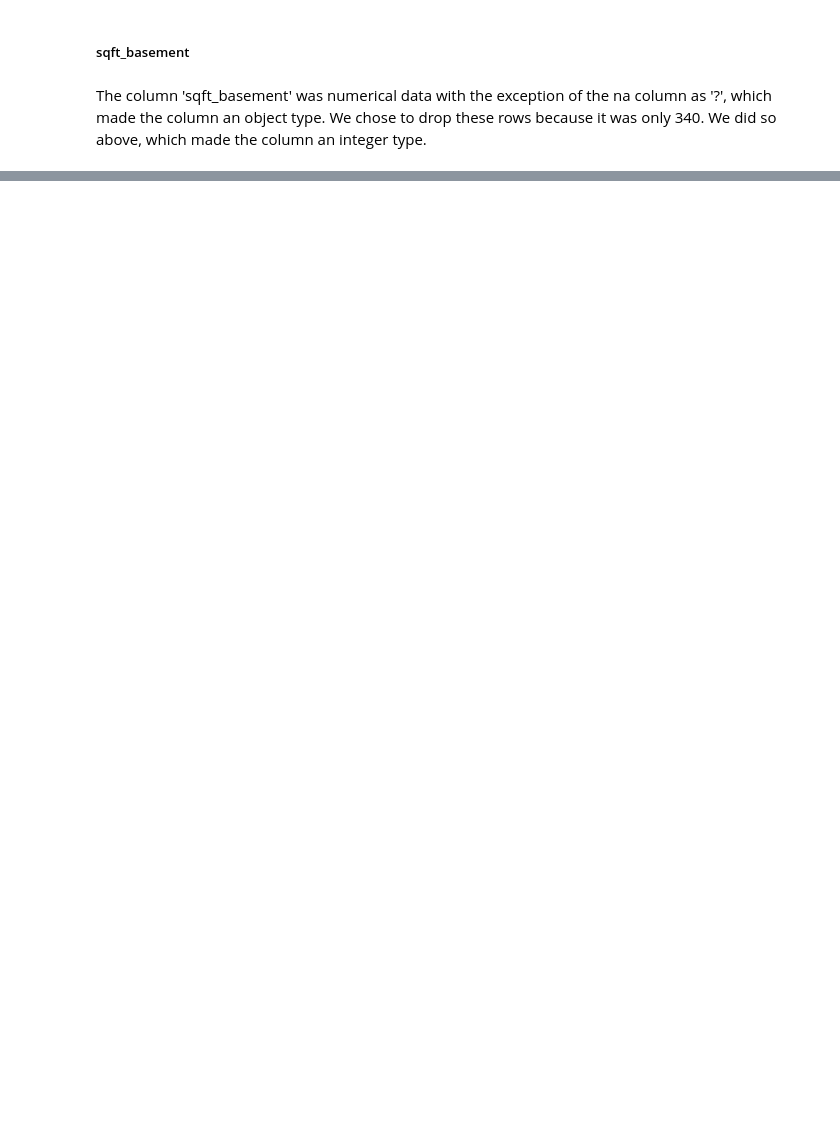
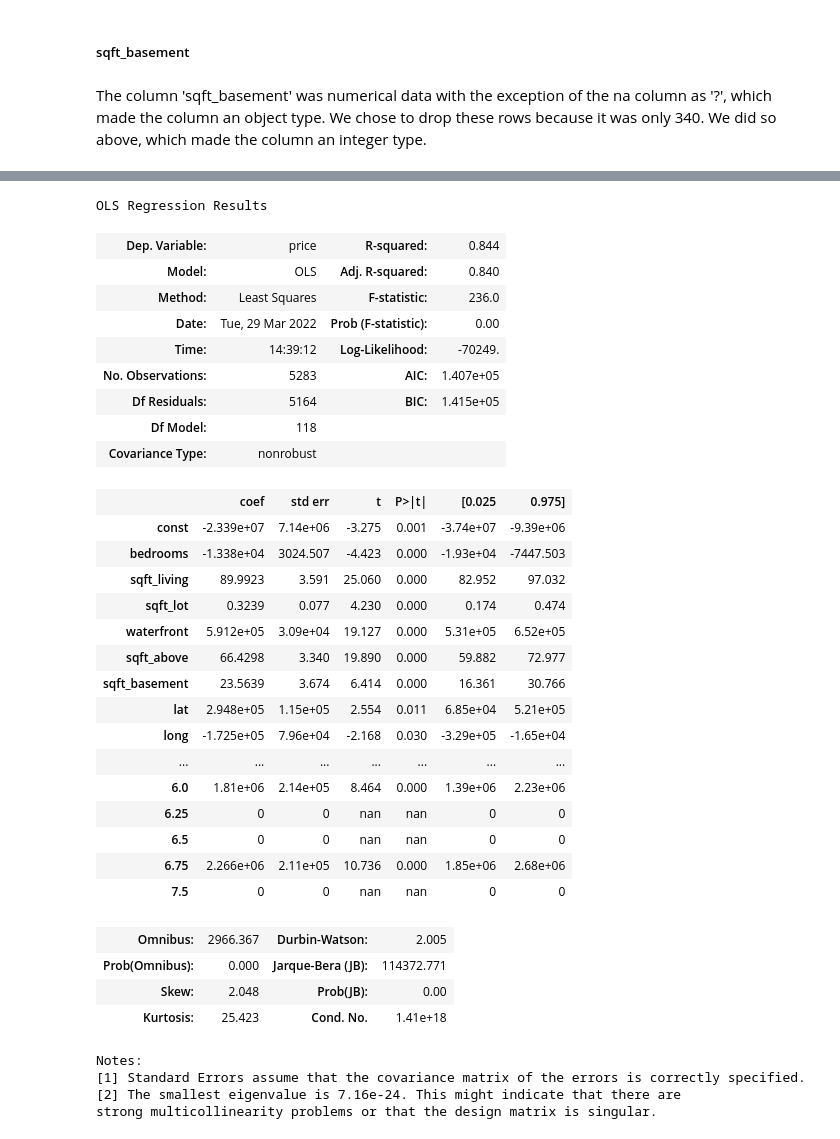
Before and after one commit to ssaeed85/dsc-ph2-KingsCountyRealEstate, a Jupyter notebook: Workspace/Zach/Data_Analysis.ipynb, the cells around one changed output, grey strips where cells are left out. Saved outputs shown, nothing was run; the diff lists cells and outputs as text; code cells hidden in the pictures; blank space fills up the shorter version.

```diff
--- a/Workspace/Zach/Data_Analysis.ipynb
+++ b/Workspace/Zach/Data_Analysis.ipynb
@@ -516,0 +546,41 @@ Notes:
+# %%
+y = y_test
+x = X_test
+x = sm.add_constant(x)
+model = sm.OLS(y, x.astype(float)).fit()
+model.summary()
+# %% [output]
+OLS Regression Results
+| Dep. Variable: | price | R-squared: | 0.844 |
+| Model: | OLS | Adj. R-squared: | 0.840 |
+| Method: | Least Squares | F-statistic: | 236.0 |
+| Date: | Tue, 29 Mar 2022 | Prob (F-statistic): | 0.00 |
+| Time: | 14:39:12 | Log-Likelihood: | -70249. |
+| No. Observations: | 5283 | AIC: | 1.407e+05 |
+| Df Residuals: | 5164 | BIC: | 1.415e+05 |
+| Df Model: | 118 |  |  |
+| Covariance Type: | nonrobust |  |  |
+|  | coef | std err | t | P>|t| | [0.025 | 0.975] |
+| const | -2.339e+07 | 7.14e+06 | -3.275 | 0.001 | -3.74e+07 | -9.39e+06 |
+| bedrooms | -1.338e+04 | 3024.507 | -4.423 | 0.000 | -1.93e+04 | -7447.503 |
+| sqft_living | 89.9923 | 3.591 | 25.060 | 0.000 | 82.952 | 97.032 |
+| sqft_lot | 0.3239 | 0.077 | 4.230 | 0.000 | 0.174 | 0.474 |
+| waterfront | 5.912e+05 | 3.09e+04 | 19.127 | 0.000 | 5.31e+05 | 6.52e+05 |
+| sqft_above | 66.4298 | 3.340 | 19.890 | 0.000 | 59.882 | 72.977 |
+| sqft_basement | 23.5639 | 3.674 | 6.414 | 0.000 | 16.361 | 30.766 |
+| lat | 2.948e+05 | 1.15e+05 | 2.554 | 0.011 | 6.85e+04 | 5.21e+05 |
+| long | -1.725e+05 | 7.96e+04 | -2.168 | 0.030 | -3.29e+05 | -1.65e+04 |
+| ... | ... | ... | ... | ... | ... | ... |
+| 6.0 | 1.81e+06 | 2.14e+05 | 8.464 | 0.000 | 1.39e+06 | 2.23e+06 |
+| 6.25 | 0 | 0 | nan | nan | 0 | 0 |
+| 6.5 | 0 | 0 | nan | nan | 0 | 0 |
+| 6.75 | 2.266e+06 | 2.11e+05 | 10.736 | 0.000 | 1.85e+06 | 2.68e+06 |
+| 7.5 | 0 | 0 | nan | nan | 0 | 0 |
+| Omnibus: | 2966.367 | Durbin-Watson: | 2.005 |
+| Prob(Omnibus): | 0.000 | Jarque-Bera (JB): | 114372.771 |
+| Skew: | 2.048 | Prob(JB): | 0.00 |
+| Kurtosis: | 25.423 | Cond. No. | 1.41e+18 |
+Notes:
+[1] Standard Errors assume that the covariance matrix of the errors is correctly specified.
+[2] The smallest eigenvalue is 7.16e-24. This might indicate that there are
+strong multicollinearity problems or that the design matrix is singular.
```
Also changed, not shown: parts of 75 cells of this notebook, 1 other file.
